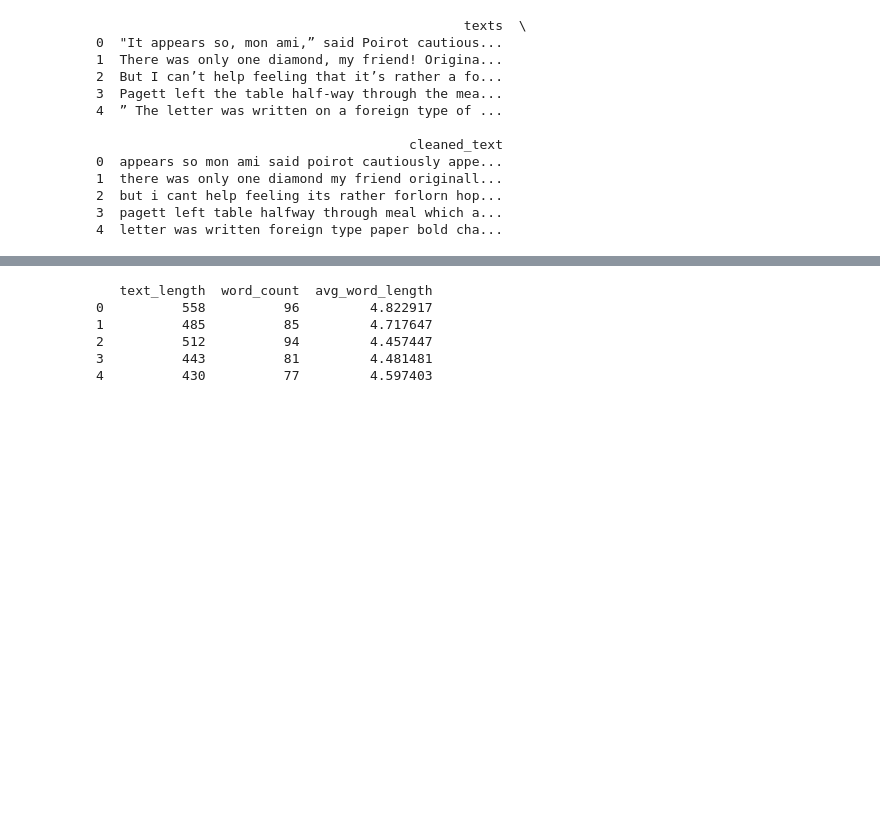
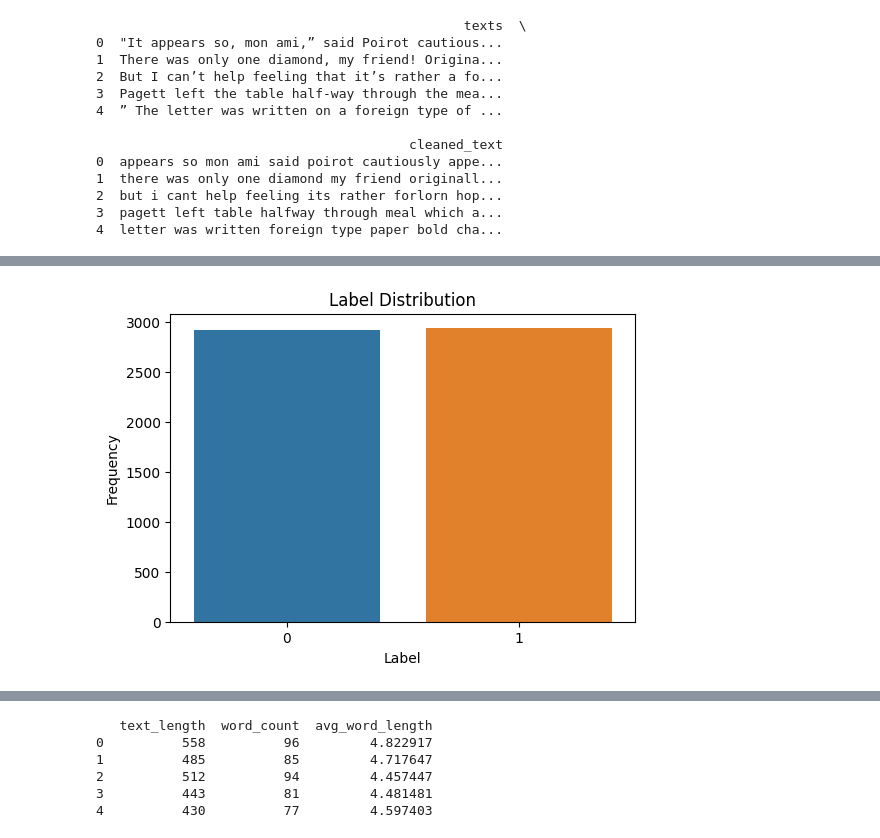
Before and after one commit to pallasite99/AI-comment-classifier, a Jupyter notebook: src/base.ipynb, the cells around one changed output, grey strips where cells are left out. Saved outputs shown, nothing was run; the diff lists cells and outputs as text; code cells hidden in the pictures; blank space fills up the shorter version.

Commit message:
Kaggle Notebook | data-mining-comment-classifier | Version 22

```diff
--- a/src/base.ipynb
+++ b/src/base.ipynb
@@ -100,3 +100,18 @@ print(df[['texts', 'cleaned_text']].head())
 2  but i cant help feeling its rather forlorn hop...
 3  pagett left table halfway through meal which a...
 4  letter was written foreign type paper bold cha...
+# %%
+# Check for missing values
+# Handle missing or duplicated entries in the dataset.
+missing_values = df.isnull().sum()
+print("\nMissing Values:\n", missing_values)
+
+# Drop rows with missing values
+df = df.dropna()
+
+# Check for duplicate rows
+duplicates = df.duplicated().sum()
+print("\nNumber of Duplicate Rows:", duplicates)
+
+# Drop duplicate rows
+df = df.drop_duplicates()
@@ -102,0 +127,10 @@ print(df[['texts', 'cleaned_text']].head())
+# %%
+# Plot label distribution
+plt.figure(figsize=(6, 4))
+sns.countplot(x='label', data=df)
+plt.title("Label Distribution")
+plt.xlabel("Label")
+plt.ylabel("Frequency")
+plt.show()
+# %% [output]
+[figure, added]
```
Also changed, not shown: parts of 3 cells of this notebook.
